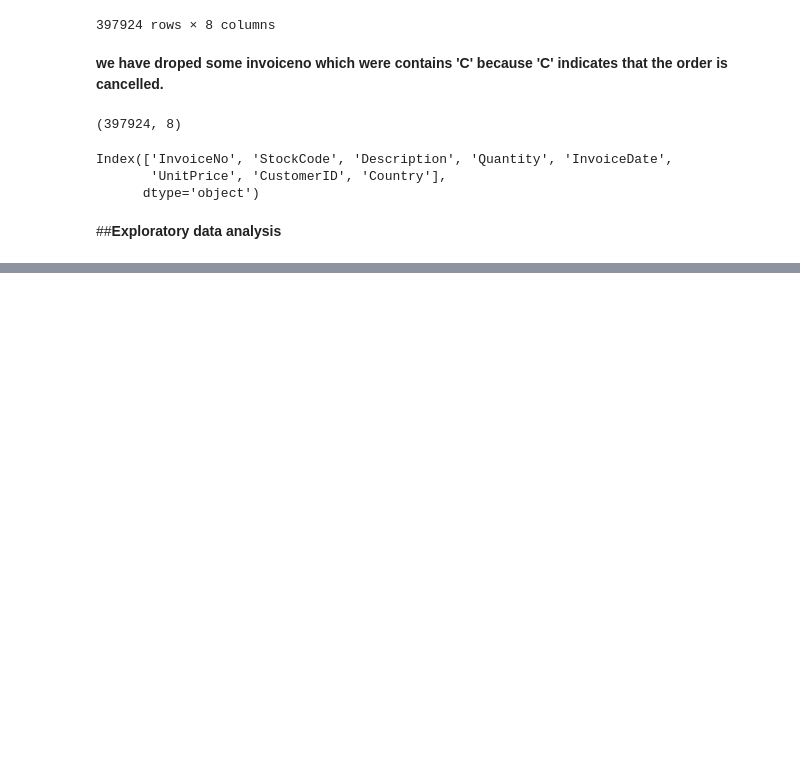
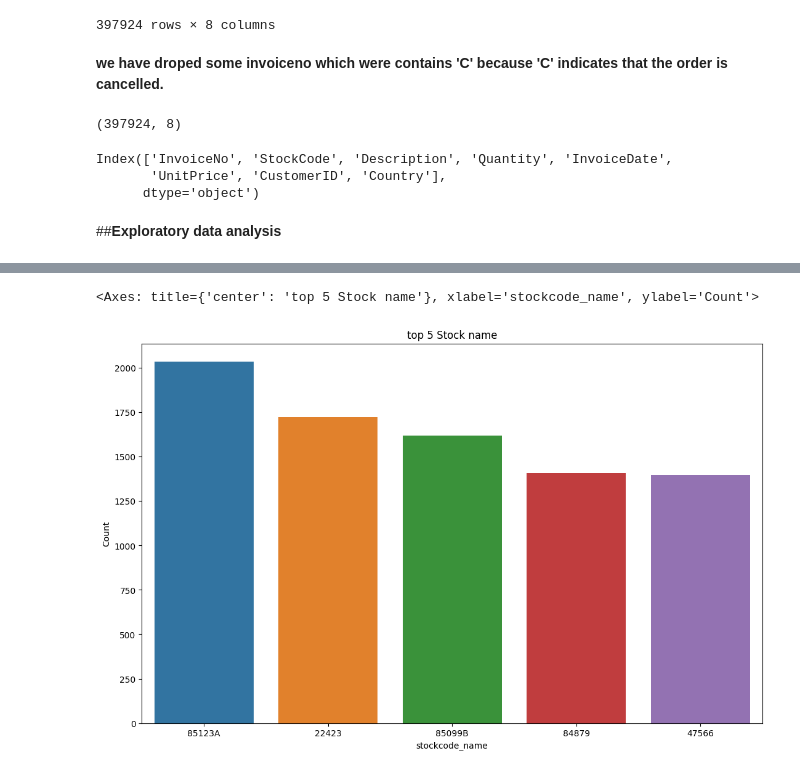
Before and after one commit to Saddam705/Online_retail_customer_segmentati, a Jupyter notebook: Online_retail_customer_segmentation.ipynb, the cells around one changed output, grey strips where cells are left out. Cells and saved outputs as stored; diff of their text form; code cells hidden in the pictures; blank space fills up the shorter version.

```diff
--- a/Online_retail_customer_segmentation.ipynb
+++ b/Online_retail_customer_segmentation.ipynb
@@ -152,0 +214,5 @@ Index(['InvoiceNo', 'StockCode', 'Description', 'Quantity', 'InvoiceDate',
+# %%
+StockCode_df = df['StockCode'].value_counts().reset_index()
+StockCode_df.rename(columns={'index':'stockcode_name'},inplace=True)
+StockCode_df.rename(columns={'StockCode':'Count'},inplace= True)
+StockCode_df.head()
@@ -152,0 +235,7 @@ Index(['InvoiceNo', 'StockCode', 'Description', 'Quantity', 'InvoiceDate',
+# %%
+plt.figure(figsize=(13,8))
+plt.title('top 5 Stock name')
+sns.barplot(x='stockcode_name',y='Count',data=StockCode_df[:5])
+# %% [output]
+<Axes: title={'center': 'top 5 Stock name'}, xlabel='stockcode_name', ylabel='Count'>
+[figure, added]
```
Also changed, not shown: parts of 50 cells of this notebook.
